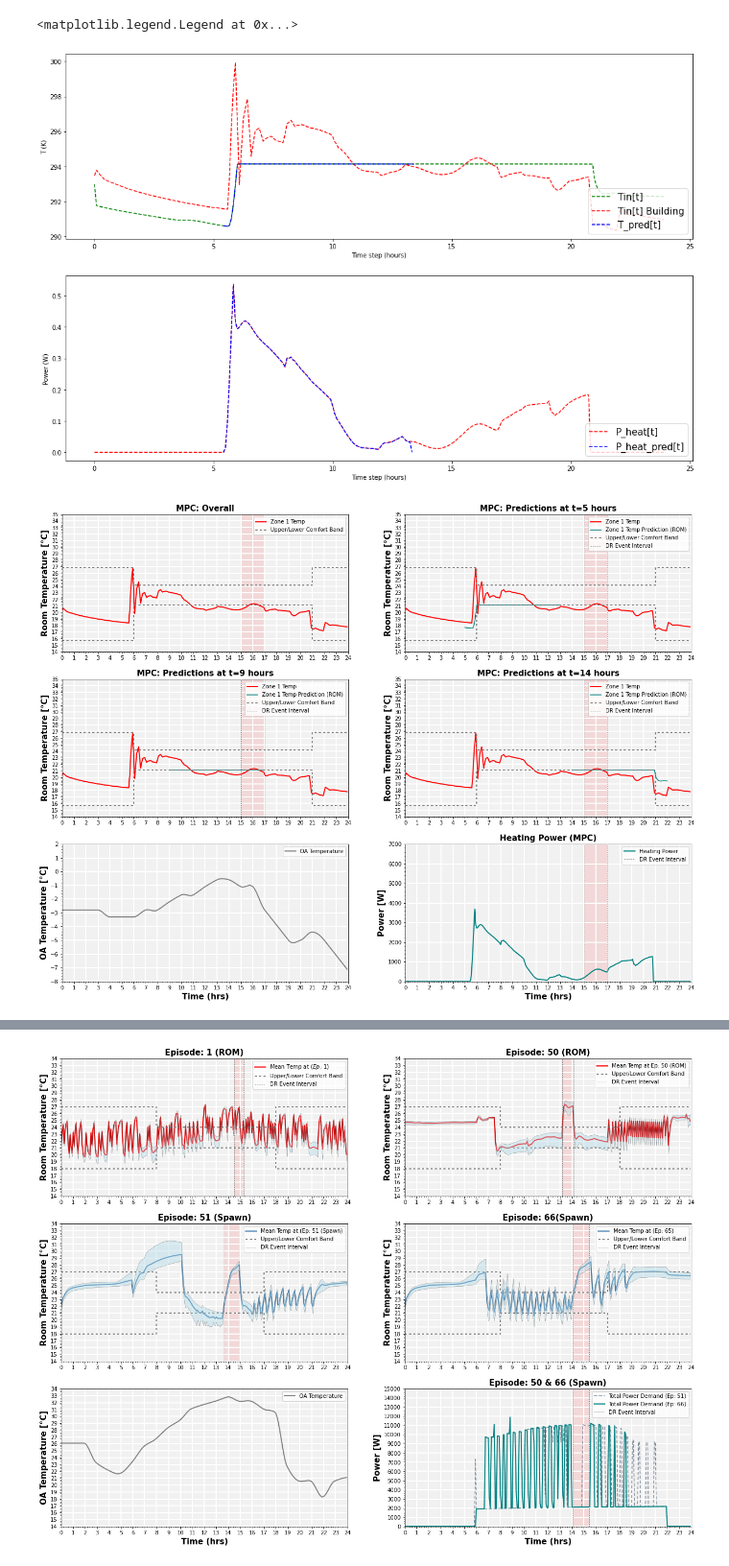
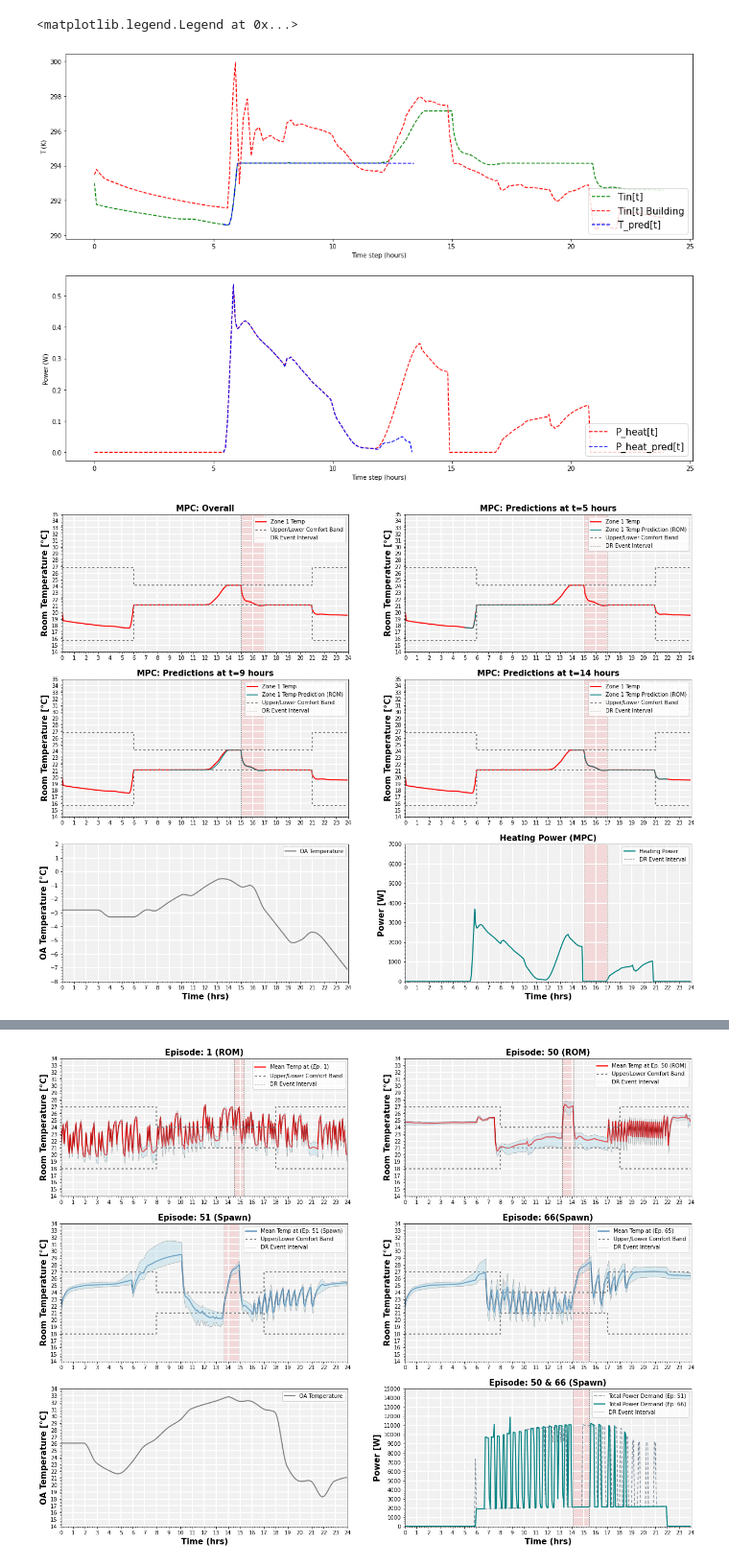
Before and after one commit to henze-research-group/MODRLC, a Jupyter notebook: examples/python/dompc/results/plotting.ipynb, the cells around one changed output, grey strips where cells are left out. Shown at 96% size. Saved outputs shown, nothing was run; the diff lists cells and outputs as text; code cells hidden in the pictures.

Commit message:
commit latest images and script

```diff
--- a/examples/python/dompc/results/plotting.ipynb
+++ b/examples/python/dompc/results/plotting.ipynb
@@ -12,8 +12,10 @@ import pathlib
 from matplotlib.patches import Polygon
 import pickle
 # %%
-# results_folder = 'som3_mpc_boptest'
-results_folder = 'som3_mpc_nodr_boptest'
+# Select the results folder (with or without DR)
+# results_folder = 'som3_mpc_nodr_boptest'
+results_folder = 'som3_mpc_boptest'
+
 results_file = Path('.').resolve() / results_folder /'do_mpc_results.pkl'
 if results_file.exists():
     with open(results_file, 'rb') as f:
@@ -130,11 +132,10 @@ y2.set_ylabel('Power (W)')
 y2.legend(loc=4, prop={"size":15})
 # %% [output]
 <matplotlib.legend.Legend at 0x...>
-[figure, old version]
+[figure, new version]
 # %%
 # configuration variables
 max_t = 288
-
 mpc_horizon = 97  # for _x and _tvp, _u is -1 (for some reason)
 
 rect_1 = Polygon(((dr_start_1,8), (dr_start_1,40), (dr_end_1, 40),(dr_end_1,8)),
@@ -160,15 +161,17 @@ low_limit=14
 x1 = f.add_subplot(3,2,1)
 
 # use the values from do-mpc, which appear to be the planning model and not the execution model
-# t_indoor = sim_data['_x', 't_indoor'][:max_t]-273
-t_indoor = historian['t_indoor_measured']
+t_indoor = sim_data['_x', 't_indoor'][:max_t]-273
+# t_indoor = historian['t_indoor_predicted_after_kalman']
+plot_demand = True
 
 x1.plot(time_data[:max_t], t_indoor, label= "Zone 1 Temp",color="red", linewidth = 2)
 x1.step(time_data[:max_t], sim_data['_tvp', 'TSetpoint_Lower'][:max_t]-273, where="post", label= "Upper/Lower Comfort Band", color="grey", linestyle='--', dashes=(2, 2), linewidth = 2)
 x1.step(time_data[:max_t], sim_data['_tvp', 'TSetpoint_Upper'][:max_t]-273, where="post", color="grey", linestyle='--', dashes=(2, 2), linewidth = 2)
-# x1.axvline(x = dr_start_1, color = 'grey',linestyle='--',linewidth = 1,dashes=(2, 2))
-# x1.axvline(x = dr_end_1, color = 'grey',linestyle='--', label = 'DR Event Interval',linewidth = 1,dashes=(2, 2))
-# x1.add_artist(rect_1)
+if plot_demand:
+    x1.axvline(x = dr_start_1, color = 'grey',linestyle='--',linewidth = 1,dashes=(2, 2))
+    x1.axvline(x = dr_end_1, color = 'grey',linestyle='--', label = 'DR Event Interval',linewidth = 1,dashes=(2, 2))
+    x1.add_artist(rect_1)
 x1.set_xlim([0, 24])
 x1.set_ylim([low_limit, up_limit])
 x1.yaxis.set_major_locator(ticker.MultipleLocator(1))
@@ -189,9 +192,10 @@ x2.plot(time_data[:max_t], t_indoor, label= "Zone 1 Temp",color="red", linewidth
 x2.plot(time_data[t_mpc:t_mpc+mpc_horizon], sim_data.prediction(('_x', 't_indoor'), t_ind=t_mpc)[0]-273, label= "Zone 1 Temp Prediction (ROM)",color="teal", linewidth = 1.5)
 x2.step(time_data[:max_t], sim_data['_tvp', 'TSetpoint_Lower'][:max_t]-273, where="post", label= "Upper/Lower Comfort Band", color="grey", linestyle='--', dashes=(2, 2), linewidth = 2)
 x2.step(time_data[:max_t], sim_data['_tvp', 'TSetpoint_Upper'][:max_t]-273, where="post", color="grey", linestyle='--', dashes=(2, 2), linewidth = 2)
-# x2.axvline(x = dr_start_1, color = 'grey',linestyle='--',linewidth = 1,dashes=(2, 2))
-# x2.axvline(x = dr_end_1, color = 'grey',linestyle='--', label = 'DR Event Interval',linewidth = 1,dashes=(2, 2))
-# x2.add_artist(rect_2)
+if plot_demand:
+    x2.axvline(x = dr_start_1, color = 'grey',linestyle='--',linewidth = 1,dashes=(2, 2))
+    x2.axvline(x = dr_end_1, color = 'grey',linestyle='--', label = 'DR Event Interval',linewidth = 1,dashes=(2, 2))
+    x2.add_artist(rect_2)
 x2.set_xlim([0, 24])
 x2.set_ylim([low_limit, up_limit])
 x2.yaxis.set_major_locator(ticker.MultipleLocator(1))
@@ -212,9 +216,10 @@ x3.plot(time_data[:max_t], t_indoor, label= "Zone 1 Temp",color="red", linewidth
 x3.plot(time_data[t_mpc:t_mpc+mpc_horizon], sim_data.prediction(('_x', 't_indoor'), t_ind=t_mpc)[0]-273, label= "Zone 1 Temp Prediction (ROM)",color="teal", linewidth = 1.5)
 x3.step(time_data[:max_t], sim_data['_tvp', 'TSetpoint_Lower'][:max_t]-273, where="post", label= "Upper/Lower Comfort Band", color="grey", linestyle='--', dashes=(2, 2), linewidth = 2)
 x3.step(time_data[:max_t], sim_data['_tvp', 'TSetpoint_Upper'][:max_t]-273, where="post", color="grey", linestyle='--', dashes=(2, 2), linewidth = 2)
-# x3.axvline(x = dr_start_1, color = 'grey',linestyle='--',linewidth = 1,dashes=(2, 2))
-# x3.axvline(x = dr_end_1, color = 'grey',linestyle='--', label = 'DR Event Interval',linewidth = 1,dashes=(2, 2))
-# x3.add_artist(rect_3)
+if plot_demand:
+    x3.axvline(x = dr_start_1, color = 'grey',linestyle='--',linewidth = 1,dashes=(2, 2))
+    x3.axvline(x = dr_end_1, color = 'grey',linestyle='--', label = 'DR Event Interval',linewidth = 1,dashes=(2, 2))
+    x3.add_artist(rect_3)
 x3.set_xlim([0, 24])
 x3.set_ylim([low_limit, up_limit])
 x3.yaxis.set_major_locator(ticker.MultipleLocator(1))
@@ -235,9 +240,10 @@ x4.plot(time_data[:max_t], t_indoor, label= "Zone 1 Temp",color="red", linewidth
 x4.plot(time_data[t_mpc:t_mpc+mpc_horizon], sim_data.prediction(('_x', 't_indoor'), t_ind=t_mpc)[0]-273, label= "Zone 1 Temp Prediction (ROM)",color="teal", linewidth = 1.5)
 x4.step(time_data[:max_t], sim_data['_tvp', 'TSetpoint_Lower'][:max_t]-273, where="post", label= "Upper/Lower Comfort Band", color="grey", linestyle='--', dashes=(2, 2), linewidth = 2)
 x4.step(time_data[:max_t], sim_data['_tvp', 'TSetpoint_Upper'][:max_t]-273, where="post", color="grey", linestyle='--', dashes=(2, 2), linewidth = 2)
-# x4.axvline(x = dr_start_1, color = 'grey',linestyle='--',linewidth = 1,dashes=(2, 2))
-# x4.axvline(x = dr_end_1, color = 'grey',linestyle='--', label = 'DR Event Interval',linewidth = 1,dashes=(2, 2))
-# x4.add_artist(rect_4)
+if plot_demand:
+    x4.axvline(x = dr_start_1, color = 'grey',linestyle='--',linewidth = 1,dashes=(2, 2))
+    x4.axvline(x = dr_end_1, color = 'grey',linestyle='--', label = 'DR Event Interval',linewidth = 1,dashes=(2, 2))
+    x4.add_artist(rect_4)
 x4.set_xlim([0, 24])
 x4.set_ylim([low_limit, up_limit])
 x4.yaxis.set_major_locator(ticker.MultipleLocator(1))
@@ -267,37 +273,38 @@ x5.legend(loc=1)
 
 #  \textbf{Zone} & \textbf{Cooling coil capacity (Watts)} & \textbf{Heating coil capacity (Watts)} & \textbf{Air flow ($m^{3}/s$)}\\ [0.5ex]
 #  \hline\addlinespace[2pt]
 #  Core & 14035 & 8607 & 0.45 \\
 #  Perimeter 1 & 11316 & 6909 & 0.37\\
 #  Perimeter 2 & 9873  & 6137 & 0.36\\
 #  Perimeter 3 & 11587 & 7081 & 0.38\\
 #  Perimeter 4 & 9691 & 6779 & 0.35\\
 max_power = 6909
 x6 = f.add_subplot(3,2,6)
 x6.plot(time_data[:max_t], sim_data['_u', 'heating_power'][:max_t] * max_power, label= "Heating Power", color="teal", linewidth = 2)
 x6.set_xlim([0, 24])
 x6.yaxis.set_major_locator(ticker.MultipleLocator(1000))
 x6.xaxis.set_major_locator(ticker.MultipleLocator(1))
 x6.set_xlabel('Time in Hours',fontsize=15)
 x6.minorticks_on()
 x6.set_ylabel('Power [W]',fontsize=15,fontweight='bold')
 x6.grid(which='major', linewidth=2,color='white')
 x6.set_xlabel('Time (hrs)',fontsize=15,fontweight='bold')
-# x6.axvline(x = dr_start_1, color = 'grey',linestyle='--',linewidth = 1,dashes=(2, 2))
-# x6.axvline(x = dr_end_1, color = 'grey',linestyle='--', label = 'DR Event Interval',linewidth = 1,dashes=(2, 2))
-# x6.add_artist(rect_6)
+if plot_demand:
+    x6.axvline(x = dr_start_1, color = 'grey',linestyle='--',linewidth = 1,dashes=(2, 2))
+    x6.axvline(x = dr_end_1, color = 'grey',linestyle='--', label = 'DR Event Interval',linewidth = 1,dashes=(2, 2))
+    x6.add_artist(rect_6)
 x6.set_title("Heating Power (MPC)",fontweight='bold',fontsize=15)
 x6.set_facecolor("gainsboro")
 x6.patch.set_alpha(0.4)
 x6.set_ylim([0, 7000])
 x6.legend(loc=1)
 
 
 z=f'{results_folder}/MPC_Performance_1.jpg'
 
 plt.savefig(z,dpi=400)
 # %% [output]
-[figure, old version]
+[figure, new version]
 # %%
 # Code below here is Sourav's code for reference!
 
```
Also changed, not shown: parts of 1 cell of this notebook, 5 other files.
